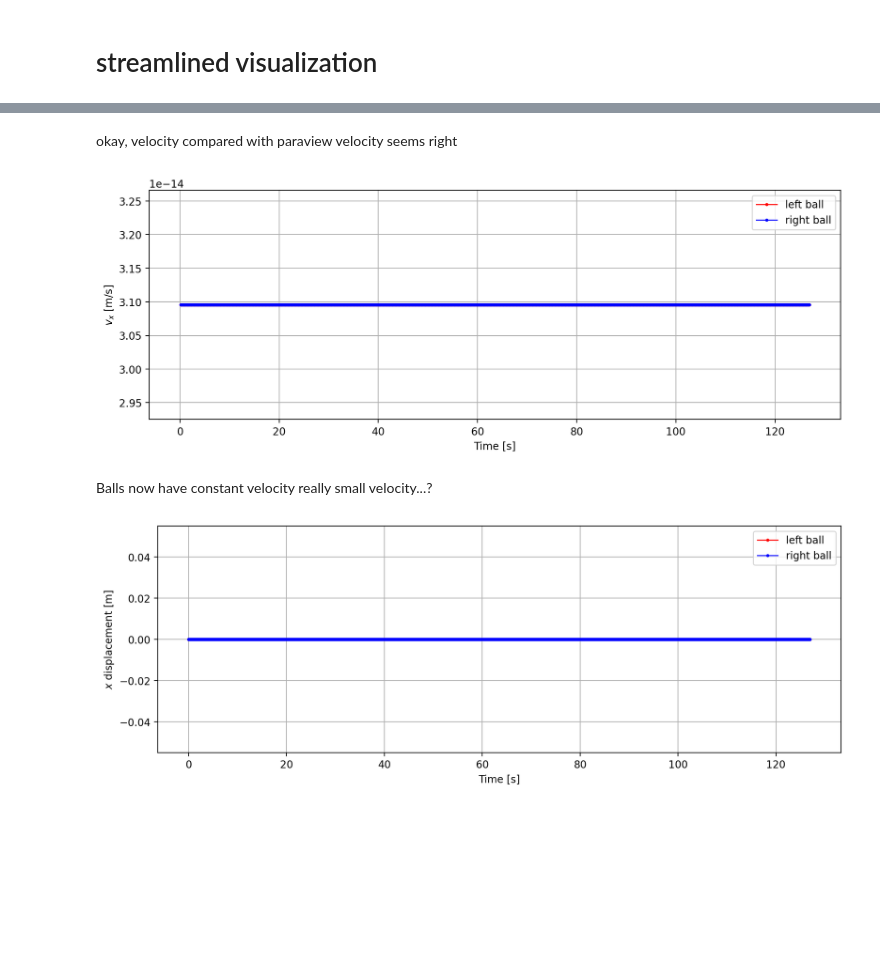
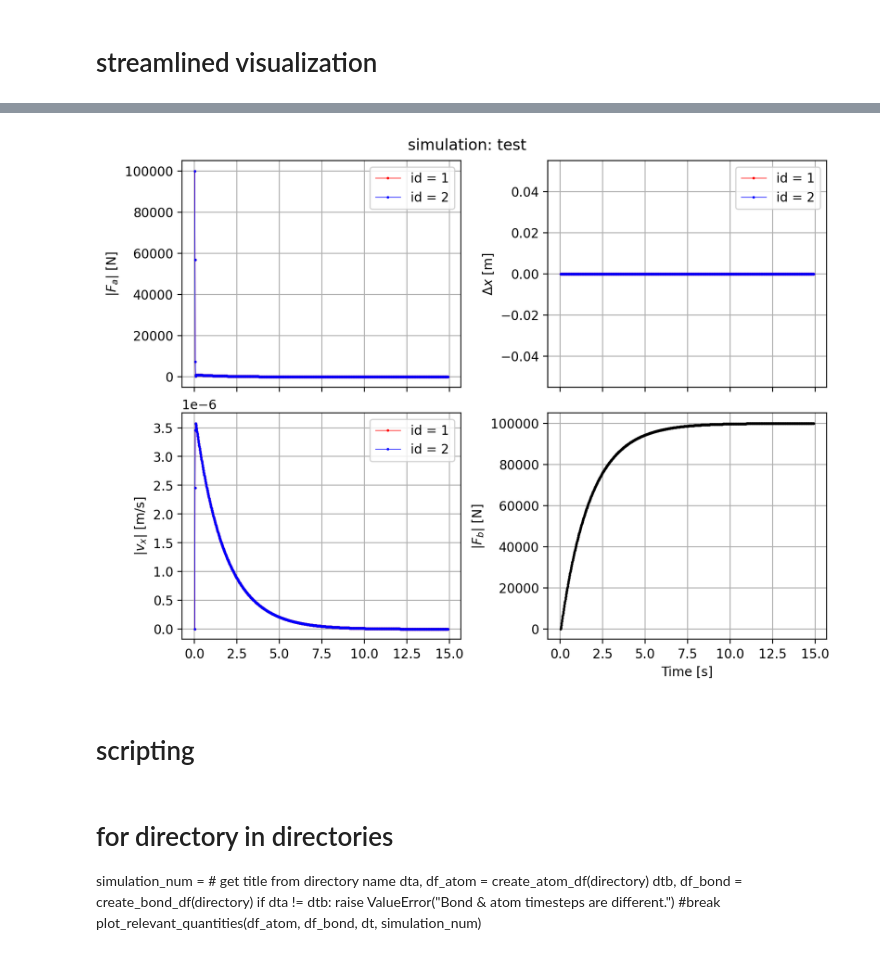
Before and after one commit to lexiarlen/LIGGGHTS_SEAICE, a Jupyter notebook: lexi_tests/python_visualization.ipynb, the cells around one changed output, grey strips where cells are left out. Drawn from its saved outputs; the diff is of its cells as text; code cells hidden in the pictures; blank space fills up the shorter version.

Commit message:
made nice functions for visualization

```diff
--- a/lexi_tests/python_visualization.ipynb
+++ b/lexi_tests/python_visualization.ipynb
@@ -63,5 +79,5 @@ def create_bond_df(directory):
 # %%
-dt, df_bond = create_bond_df(directory)
+df_bond = create_bond_df(directory)
 # %%
 def create_atom_df(directory):
     atom_variable_names = ['id', 'atype', 'x', 'y', 'z', 'vx', 'vy', 'vz', 'fx',
@@ -119,8 +135,6 @@ def create_atom_df(directory):
     # Concatenate the atom DataFrames into a MultiIndex DataFrame
     final_df = pd.concat(atom_dfs, axis=1)
 
-    dt = 100/timesteps[0] # approximate due to ceil function
-
-    return dt, final_df
+    return final_df
 # %%
-dt, df_atom = create_atom_df(directory)
+df_atom = create_atom_df(directory)
@@ -211,2 +185,0 @@ print(atom_1_timestep_521180)
-# %%
-dt = 0.000126939 # from screen; hardcode to make life easier
@@ -449,26 +186,15 @@ plt.show()
-# %% [markdown]
-okay, velocity compared with paraview velocity seems right
-# %%
-plt.figure(figsize=(12,4))
-plt.plot(dump1['timestep']*dt, dump1['vx'], 'o-', ms = 2,color = 'r', lw = 1, label = 'left ball')
-plt.plot(dump2['timestep']*dt, -dump2['vx'], 'o-',ms = 2,color = 'b', lw = 1, label = 'right ball')
-plt.xlabel('Time [s]')
-plt.ylabel(r'$v_x$ [m/s]')
-plt.grid()
-plt.legend()
-plt.show()
-# %% [output]
-[figure, removed]
-# %% [markdown]
-Balls now have constant velocity really small velocity...?
-# %%
-plt.figure(figsize=(12,4))
-plt.plot(dump1['timestep']*dt, dump1['x'] - dump1['x'][0], 'o-', ms = 2,color = 'r', lw = 1, label = 'left ball')
-plt.plot(dump2['timestep']*dt, dump2['x'] - dump2['x'][0], 'o-',ms = 2,color = 'b', lw = 1, label = 'right ball')
-plt.xlabel('Time [s]')
-plt.ylabel(r'$x$ displacement [m]')
-plt.grid()
-plt.legend()
-plt.show()
-# %% [output]
-[figure, removed]
+# %%
+plot_relevant_quantities(df_atom, df_bond, dt, 'test')
+# %% [output]
+[figure, added]
+# %% [markdown]
+# scripting
+# %% [markdown]
+# for directory in directories
+simulation_num = # get title from directory name
+dta, df_atom = create_atom_df(directory)
+dtb, df_bond = create_bond_df(directory)
+if dta != dtb:
+    raise ValueError("Bond & atom timesteps are different.")
+    #break
+plot_relevant_quantities(df_atom, df_bond, dt, simulation_num)
```
Also changed, not shown: parts of 21 cells of this notebook.
